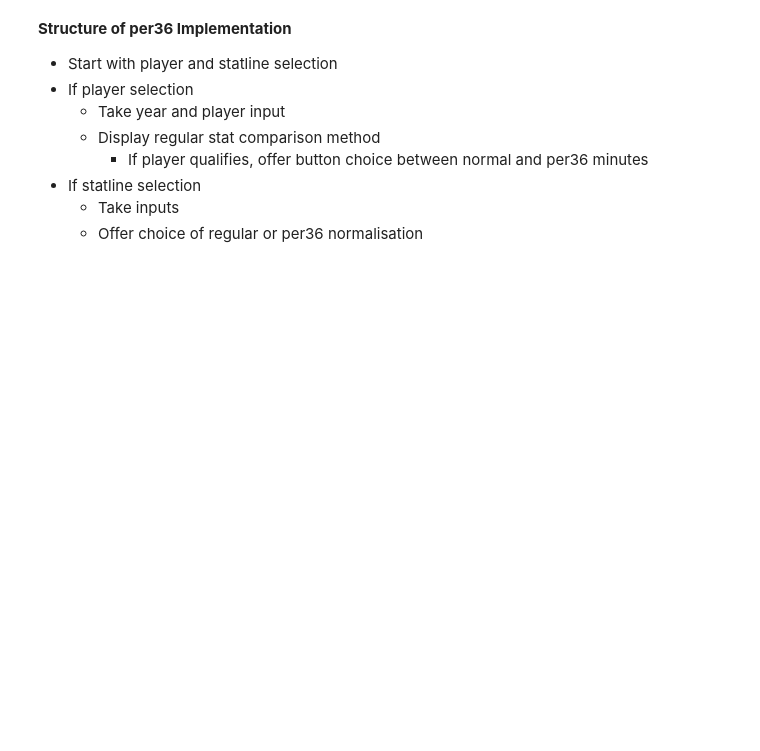
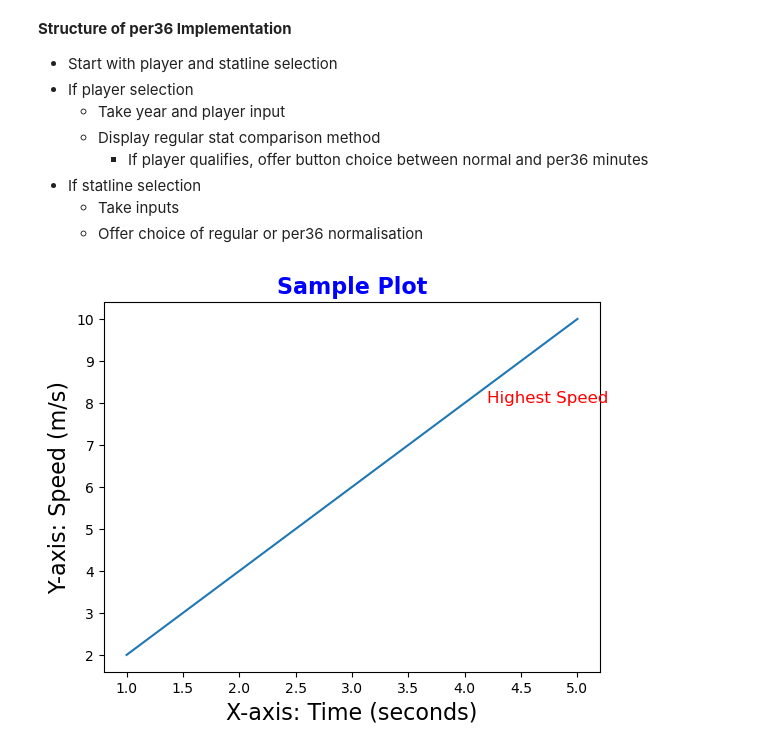
Before and after one commit to TobyScogings/NBA-Similarity-App, a Jupyter notebook: Test Environment.ipynb, the cells around one changed output. Saved outputs shown, nothing was run; the diff lists cells and outputs as text; code cells hidden in the pictures; blank space fills up the shorter version.

```diff
--- a/Test Environment.ipynb
+++ b/Test Environment.ipynb
@@ -602,3 +602,25 @@ df_scaled.to_csv("per_36.csv", index=False)
 * If statline selection
     * Take inputs
     * Offer choice of regular or per36 normalisation
+# %%
+import matplotlib.pyplot as plt
+
+# Sample data
+x = [1, 2, 3, 4, 5]
+y = [2, 4, 6, 8, 10]
+
+# Plotting the data
+plt.plot(x, y)
+
+# Customizing the plot
+plt.title("Sample Plot", fontsize=16, fontweight='bold', color='blue')
+plt.xlabel("X-axis: Time (seconds)", fontsize=16, rotation=0)
+plt.ylabel("Y-axis: Speed (m/s)", fontsize=16, rotation=90)
+
+# Adding a text annotation at a specific point
+plt.text(x=4.2, y=8, s="Highest Speed", fontsize=12, color='red')
+
+# Show the plot
+plt.show()
+# %% [output]
+[figure, added]
```
Also changed, not shown: 1 other file.
